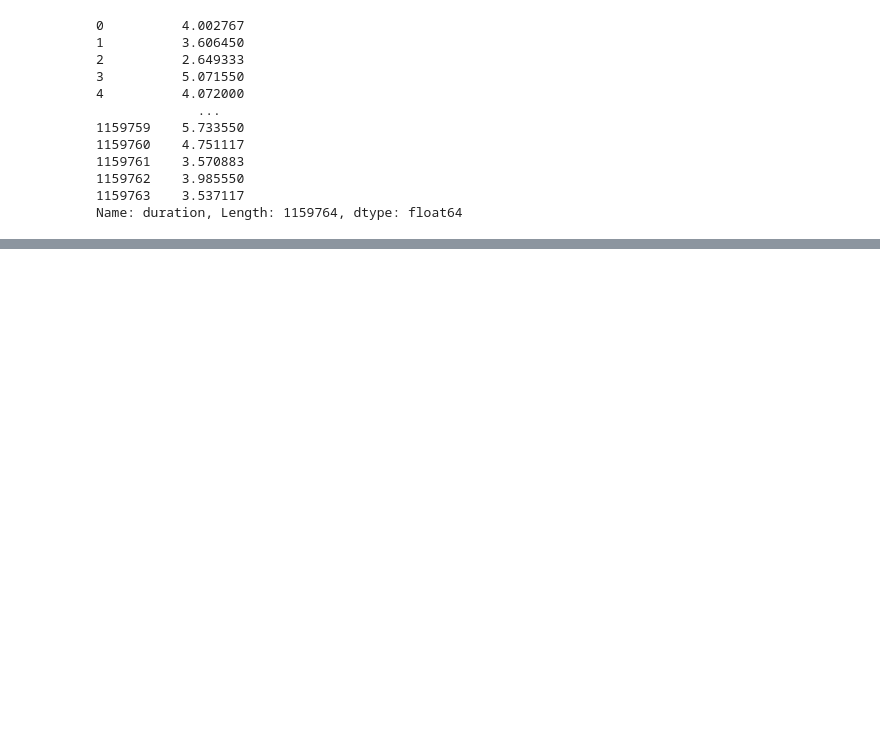
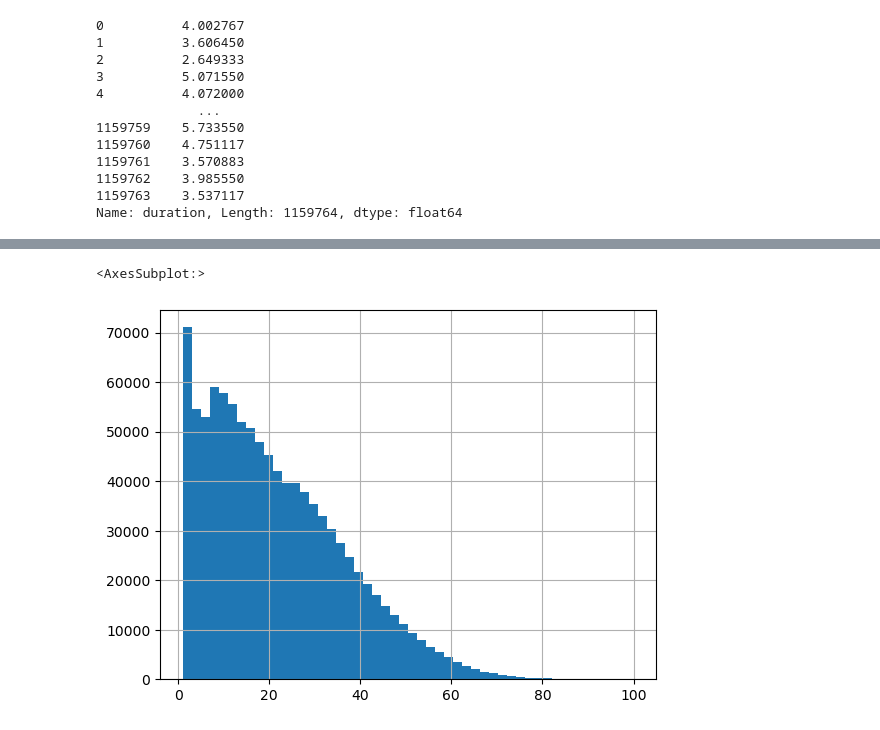
Before and after one commit to Dakini/MLops_project, a Jupyter notebook: Data Exploration Analysis.ipynb, the cells around one changed output, grey strips where cells are left out. Drawn from its saved outputs; the diff is of its cells as text; code cells hidden in the pictures; blank space fills up the shorter version.

```diff
--- a/Data Exploration Analysis.ipynb
+++ b/Data Exploration Analysis.ipynb
@@ -74,0 +151,5 @@ X = df[]
+# %%
+df['popularity'].hist(bins=50)
+# %% [output]
+<AxesSubplot:>
+[figure, added]
```
Also changed, not shown: parts of 51 cells of this notebook, 2 other files.
